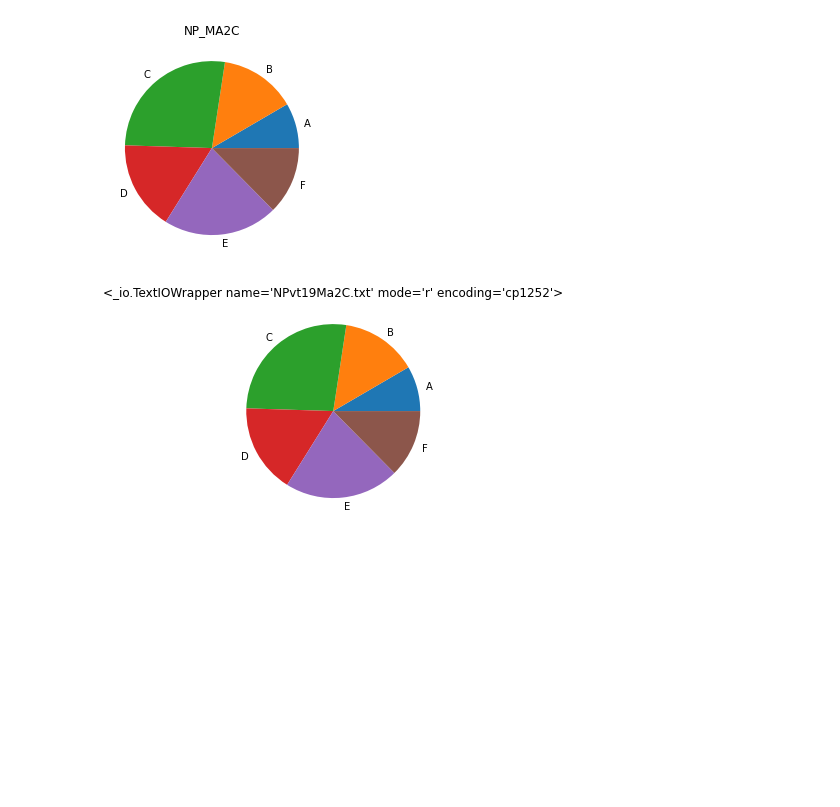
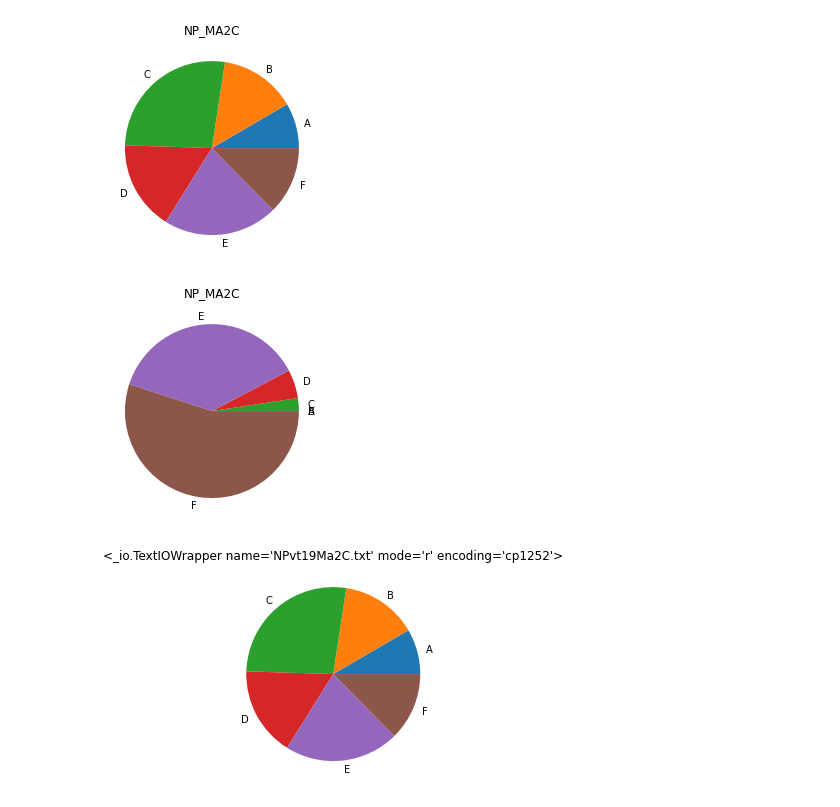
Before and after one commit to Mohammadreza324/Mohammmadreza-Sharifi-19c, a Jupyter notebook: programmeing-i-verklig/filer/filhantering.ipynb, the cells around one changed output. Cells and saved outputs as stored; diff of their text form; code cells hidden in the pictures; blank space fills up the shorter version.

```diff
--- a/programmeing-i-verklig/filer/filhantering.ipynb
+++ b/programmeing-i-verklig/filer/filhantering.ipynb
@@ -74,7 +74,7 @@ with open("provresultat2.txt", "w") as f3:
 import matplotlib.pyplot as plt
 lista_namn= []
 lista_procent= []
-with open("NPvt19Ma2C.txt", "r") as f, open("NPvt19Ma2A.txt", "r") as f1:
+with open("NPvt19Ma2C.txt", "r") as f:
     for rad in f:
         rad = rad.strip(" \n")
         namn = rad[0:1]
@@ -88,6 +88,24 @@ plt.title("NP_MA2C")
 plt.show()
 # %% [output]
 [figure]
+# %%
+import matplotlib.pyplot as plt
+lista_namn= []
+lista_procent= []
+with  open("NPvt19Ma2A.txt", "r") as f1:
+    for rad in f1:
+        rad = rad.strip(" \n")
+        namn = rad[0:1]
+        lista_namn.append(namn)
+        procent = rad[2:-1]
+        lista_procent.append(procent)
+siffror = [float(x) for x in lista_procent]
+listor = [str(l) for l in lista_namn]
+plt.pie(siffror,labels=listor)
+plt.title("NP_MA2C")
+plt.show()
+# %% [output]
+[figure, added]
 # %%
 import matplotlib.pyplot as plt
 with open("NPvt19Ma2C.txt", "r") as f, open("NPvt19Ma2A.txt", "r") as f1:
```
Also changed, not shown: 3 other files.
